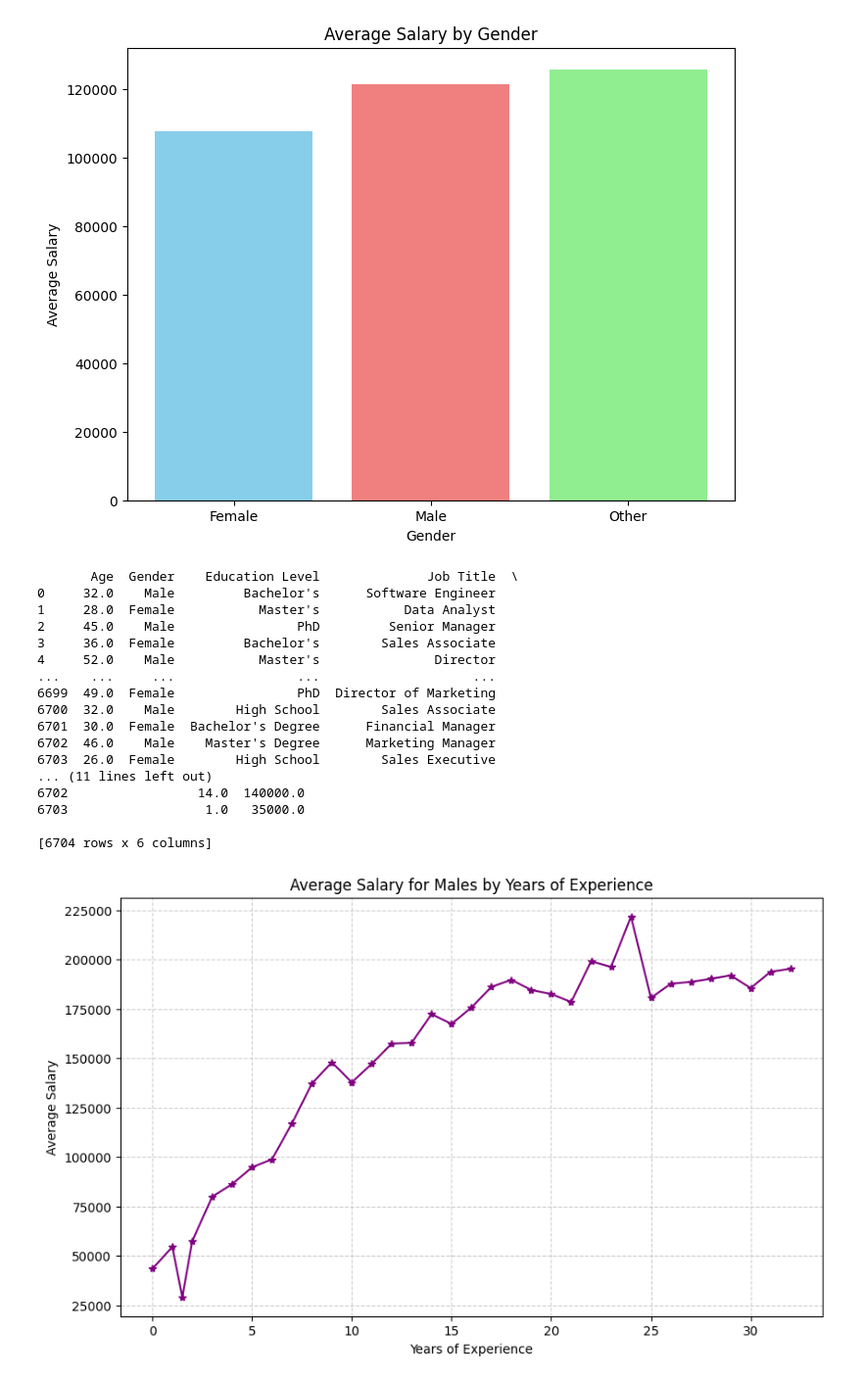
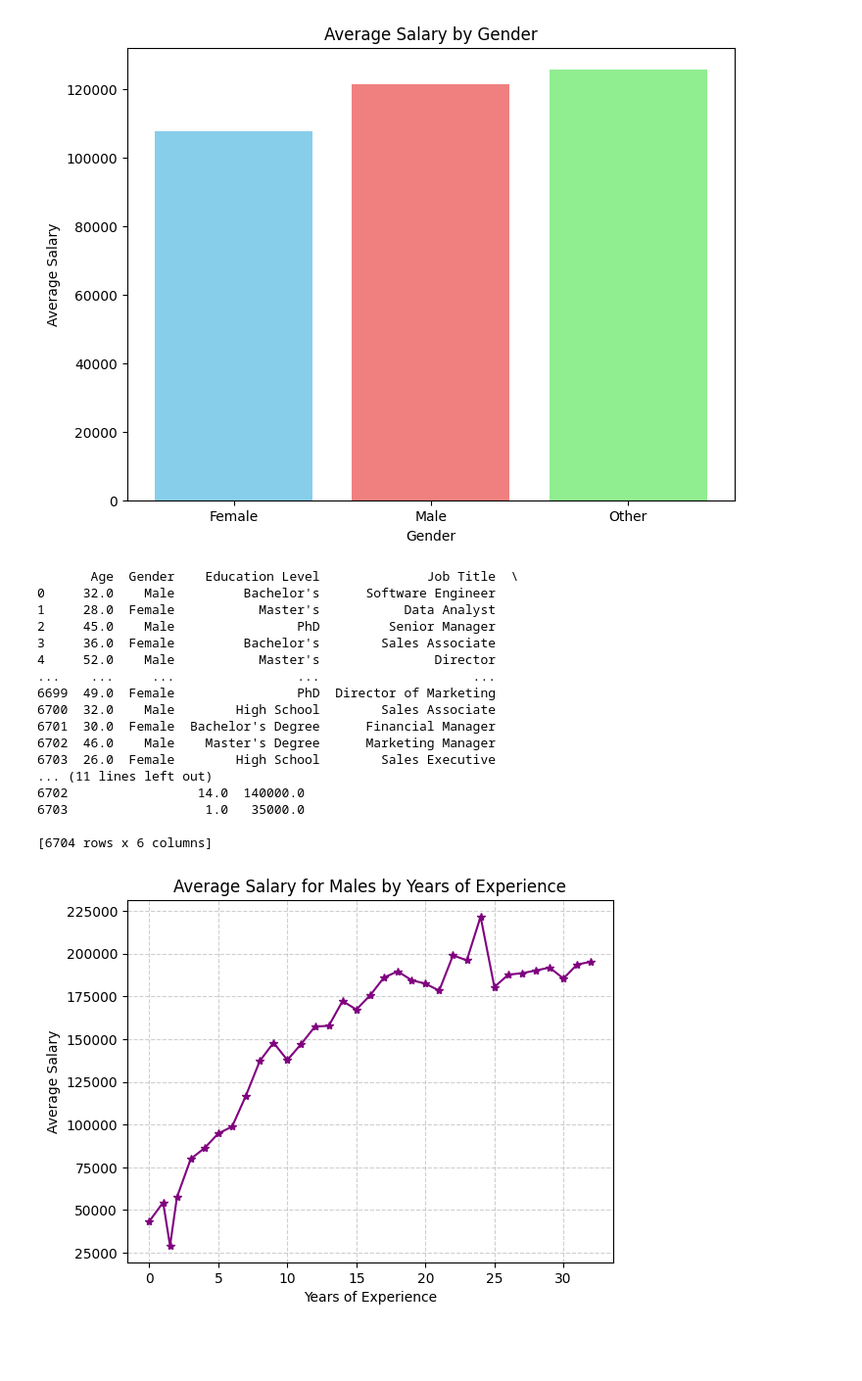
Before and after one commit to manik910/Python-practice, a Jupyter notebook: project.ipynb, the cells around one changed output. Shown at 98% size. Cells and saved outputs as stored; diff of their text form; code cells hidden in the pictures; blank space fills up the shorter version.

```diff
--- a/project.ipynb
+++ b/project.ipynb
@@ -78,35 +78,35 @@ male_df = m[m['Gender'] == 'Male']
 
 average_salary_female_by_experience = male_df.groupby('Years of Experience')['Salary'].mean().reset_index()
 
 x = average_salary_male_by_experience['Years of Experience']
 y = average_salary_male_by_experience['Salary']
 
-plt.figure(figsize=(10, 6))
+
 plt.plot(x, y, marker='*', linestyle='-', color='purple')
 plt.title('Average Salary for Males by Years of Experience')
 plt.xlabel('Years of Experience')
 plt.ylabel('Average Salary')
 plt.grid(True, linestyle='--', alpha=0.6)
 plt.show()
 # %% [output]
        Age  Gender    Education Level              Job Title  \
 0     32.0    Male         Bachelor's      Software Engineer
 1     28.0  Female           Master's           Data Analyst
 2     45.0    Male                PhD         Senior Manager
 3     36.0  Female         Bachelor's        Sales Associate
 4     52.0    Male           Master's               Director
 ...    ...     ...                ...                    ...
 6699  49.0  Female                PhD  Director of Marketing
 6700  32.0    Male        High School        Sales Associate
 6701  30.0  Female  Bachelor's Degree      Financial Manager
 6702  46.0    Male    Master's Degree      Marketing Manager
 6703  26.0  Female        High School        Sales Executive
 ... (11 lines left out)
 6702                 14.0  140000.0
 6703                  1.0   35000.0
 
 [6704 rows x 6 columns]
-[figure, old version]
+[figure, new version]
 # %%
 import matplotlib.pyplot as plt
 import pandas as pd
```
Also changed, not shown: parts of 5 cells of this notebook.
